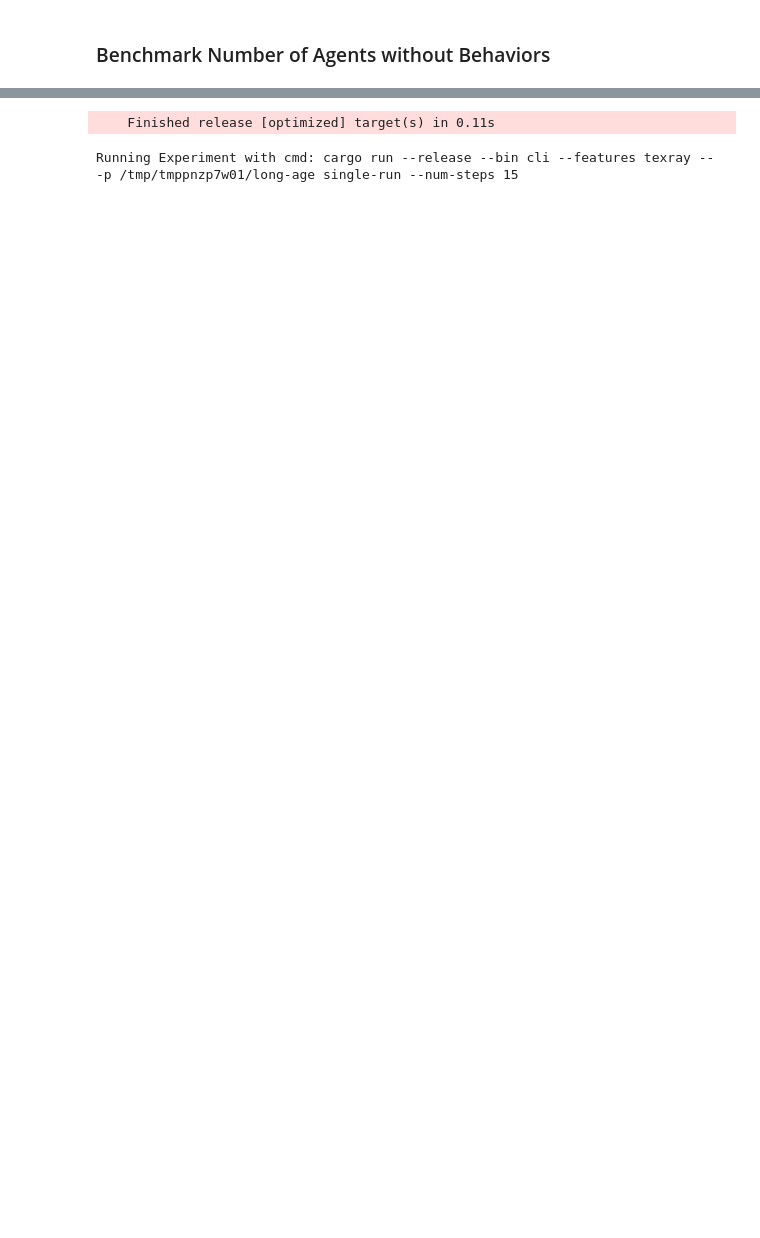
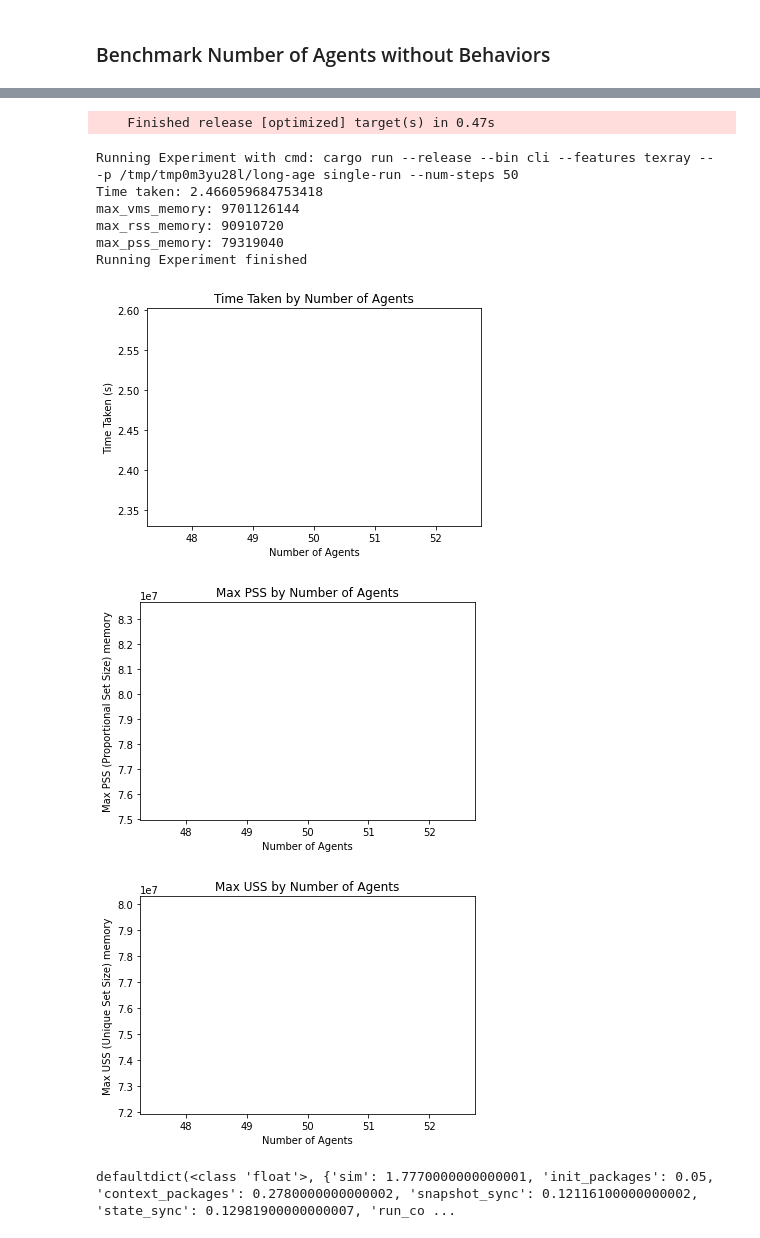
Before and after one commit to wildwestrom/hash, a Jupyter notebook: packages/engine/benchmarking/stress_test.ipynb, the cells around one changed output, grey strips where cells are left out. Cells and saved outputs as stored; diff of their text form; code cells hidden in the pictures; blank space fills up the shorter version.

```diff
--- a/packages/engine/benchmarking/stress_test.ipynb
+++ b/packages/engine/benchmarking/stress_test.ipynb
@@ -29,16 +26,8 @@ def clear_outputs():
     try:
         shutil.rmtree('./output')
         shutil.rmtree('./parts')
-        shutil.rmtree('./log')
     except FileNotFoundError:
         pass
-
-    try:
-        shmem_path = Path("/dev/shm/")
-        for p in shmem_path.glob("shm_*"):
-            p.unlink()
-    except:
-        pass
 # %%
 def write_to_globals_and_benchmark(src_path: Path, globals_override: dict, num_steps: int):
     clear_outputs()
@@ -95,9 +87,12 @@ def plot_time_and_mem(results):
 src_path = Path("./benchmarking/experiments/stress_test/long-age")
 
 results = []
-for num_agents in [2_500_000, 5_000_000, 7_000_000, 8_000_000, 9_000_000, 10_000_000]:
-    print(f"{datetime.now().strftime('%H:%M:%S')}: Benchmarking with {num_agents} agents")
-    res = write_to_globals_and_benchmark(src_path, {"num_agents": num_agents}, num_steps=15)
+total_results_to_pickle = []
+# for num_agents in [10_000, 25_000, 50_000, 75_000, 100_000, 125_000, 250_000, 375_000, 500_000]:
+for num_agents in [50]:
+    print(f"Benchmarking with {num_agents} agents")
+    res = write_to_globals_and_benchmark(src_path, {"num_agents": num_agents}, num_steps=50)
+    total_results_to_pickle.append(res)
     try:
         res = list(list(res.values())[0].values())[0] # TODO rework API to make this less unpleasant
         results.append((num_agents, res))
@@ -110,3 +105,16 @@ plot_time_and_mem(results)
-    Finished release [optimized] target(s) in 0.11s
+    Finished release [optimized] target(s) in 0.47s
-Running Experiment with cmd: cargo run --release --bin cli --features texray -- -p /tmp/tmppnzp7w01/long-age single-run --num-steps 15
+Running Experiment with cmd: cargo run --release --bin cli --features texray -- -p /tmp/tmp0m3yu28l/long-age single-run --num-steps 50
+Time taken: 2.466059684753418
+max_vms_memory: 9701126144
+max_rss_memory: 90910720
+max_pss_memory: 79319040
+Running Experiment finished
+[figure, added]
+[figure, added]
+[figure, added]
+# %%
+for (num_agents, res) in results:
+    print(res.texray_output)
+# %% [output]
+defaultdict(<class 'float'>, {'sim': 1.7770000000000001, 'init_packages': 0.05, 'context_packages': 0.2780000000000002, 'snapshot_sync': 0.12116100000000002, 'state_sync': 0.12981900000000007, 'run_co ...
 # %%
```
Also changed, not shown: parts of 9 cells of this notebook, 1 other file.
